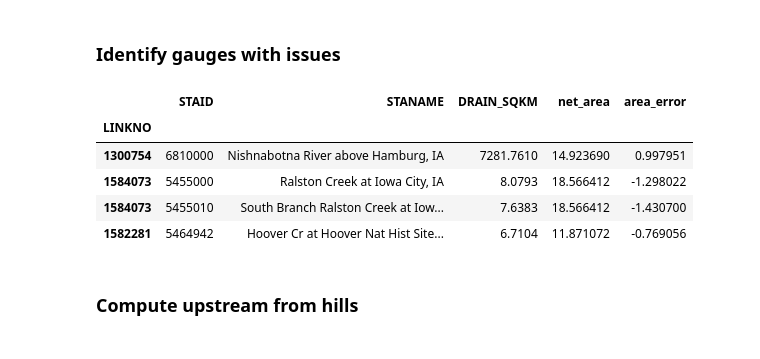
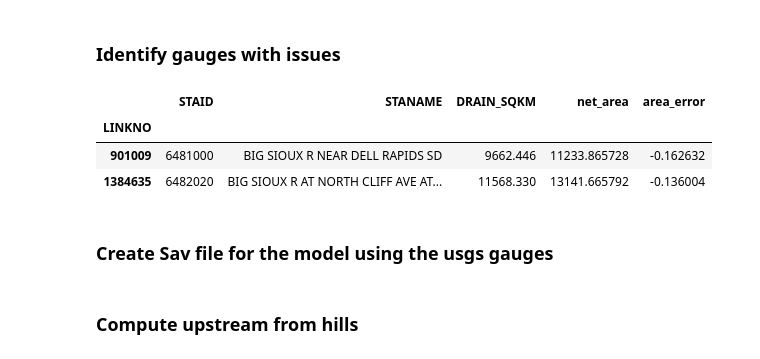
Before and after one commit to nicolas998/network_conditioning, a Jupyter notebook: notebooks/hlm_extract_files.ipynb, the cells around one changed output. Drawn from its saved outputs; the diff is of its cells as text; code cells hidden in the pictures.

Commit message:
finish testing the usgs link with the network, starts creating the lut tables

```diff
--- a/notebooks/hlm_extract_files.ipynb
+++ b/notebooks/hlm_extract_files.ipynb
@@ -93,11 +93,11 @@ usgs['net_area'] = net.loc[usgs.index,'DSContArea']/1e6
 # %%
 usgs['area_error'] = (usgs['DRAIN_SQKM'] - usgs['net_area'])/usgs['DRAIN_SQKM']
 # %%
-usgs.loc[(usgs['area_error']<-0.2) | (usgs['area_error']>0.2)]
+usgs.loc[(usgs['area_error']<-0.1) | (usgs['area_error']>0.1)]
 # %% [output]
 |  | STAID | STANAME | DRAIN_SQKM | net_area | area_error |
 | LINKNO |  |  |  |  |  |
-| 1300754 | 6810000 | Nishnabotna River above Hamburg, IA | 7281.7610 | 14.923690 | 0.997951 |
-| 1584073 | 5455000 | Ralston Creek at Iowa City, IA | 8.0793 | 18.566412 | -1.298022 |
-| 1584073 | 5455010 | South Branch Ralston Creek at Iow... | 7.6383 | 18.566412 | -1.430700 |
-| 1582281 | 5464942 | Hoover Cr at Hoover Nat Hist Site... | 6.7104 | 11.871072 | -0.769056 |
+| 901009 | 6481000 | BIG SIOUX R NEAR DELL RAPIDS SD | 9662.446 | 11233.865728 | -0.162632 |
+| 1384635 | 6482020 | BIG SIOUX R AT NORTH CLIFF AVE AT... | 11568.330 | 13141.665792 | -0.136004 |
+# %% [markdown]
+### Create Sav file for the model using the usgs gauges
```
Also changed, not shown: parts of 1 cell of this notebook, 2 other files.
